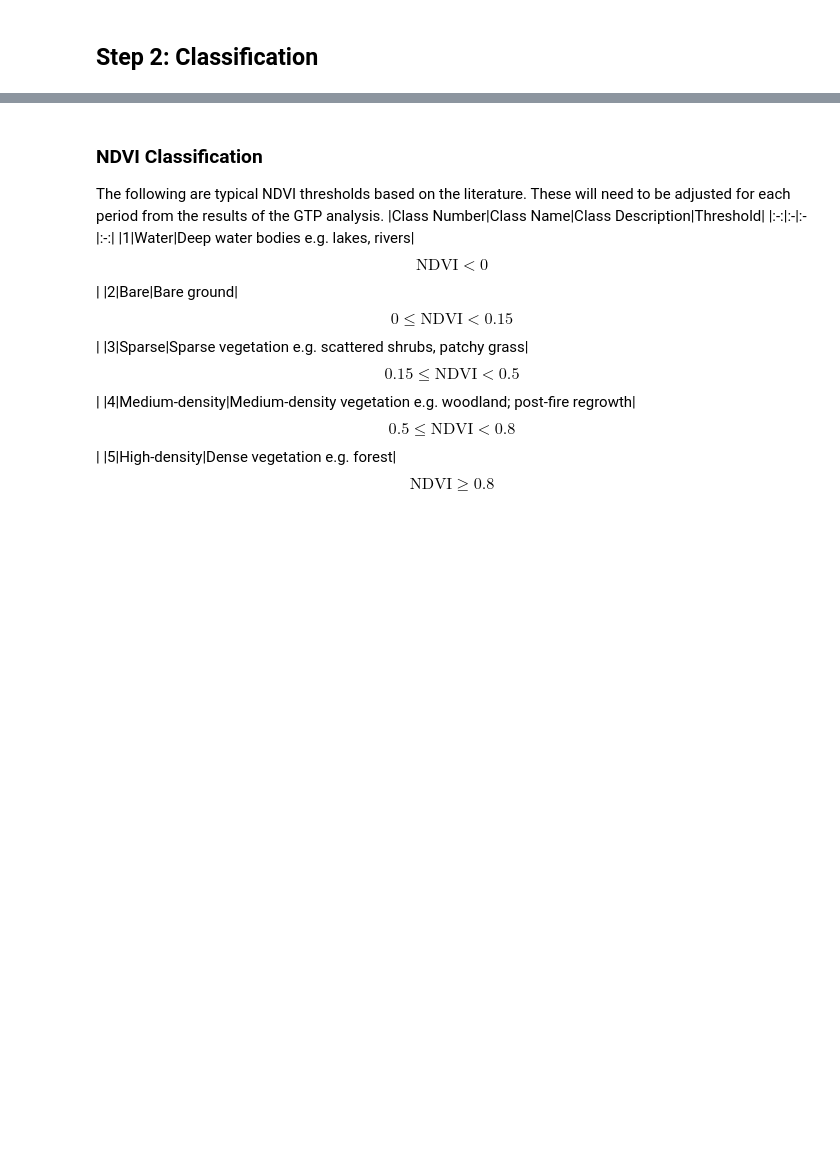
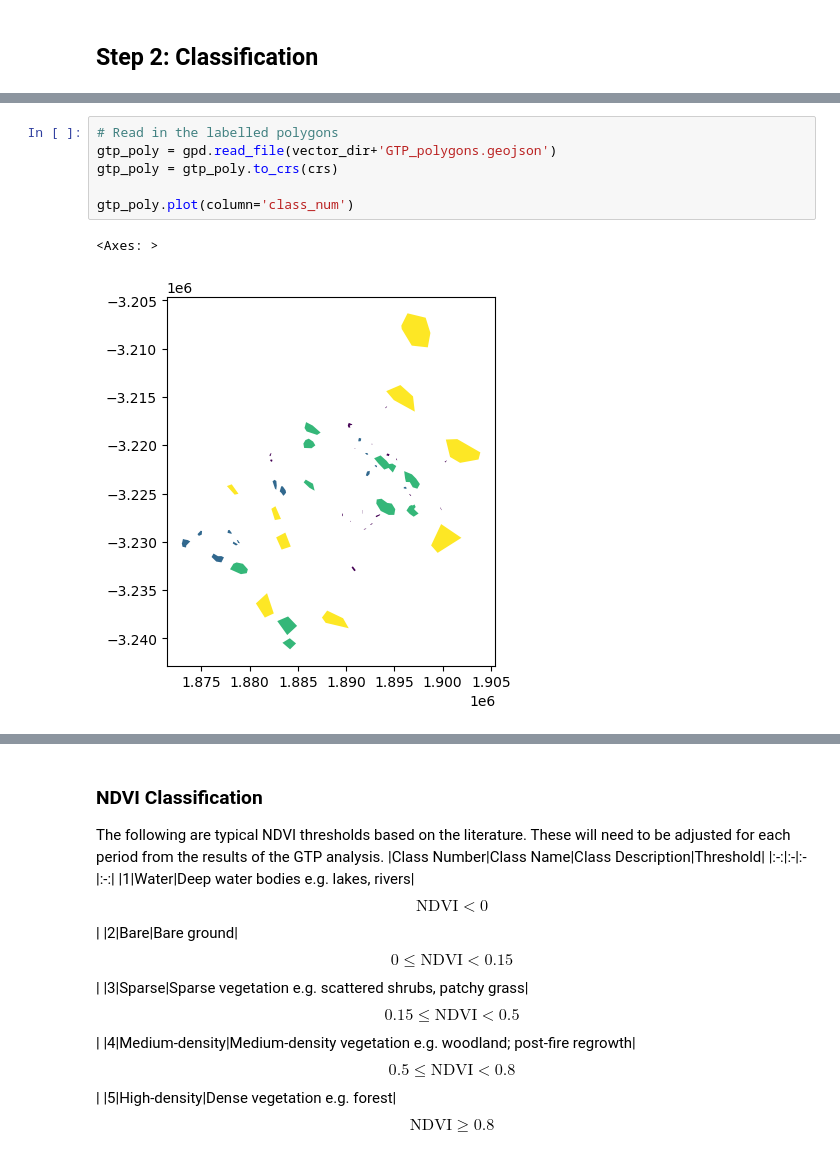
Before and after one commit to mjdear68/Traprock_KBA_Change_Detection, a Jupyter notebook: nbk/class_data_prep.ipynb, the cells around one changed output, grey strips where cells are left out. Drawn from its saved outputs; the diff is of its cells as text; blank space fills up the shorter version.

```diff
--- a/nbk/class_data_prep.ipynb
+++ b/nbk/class_data_prep.ipynb
@@ -57,0 +65,9 @@ https://stackoverflow.com/questions/65504116/how-to-convert-a-xarray-dataarray-t
+# %%
+# Read in the labelled polygons
+gtp_poly = gpd.read_file(vector_dir+'GTP_polygons.geojson')
+gtp_poly = gtp_poly.to_crs(crs)
+
+gtp_poly.plot(column='class_num')
+# %% [output]
+<Axes: >
+[figure, added]
```
Also changed, not shown: parts of 11 cells of this notebook.
